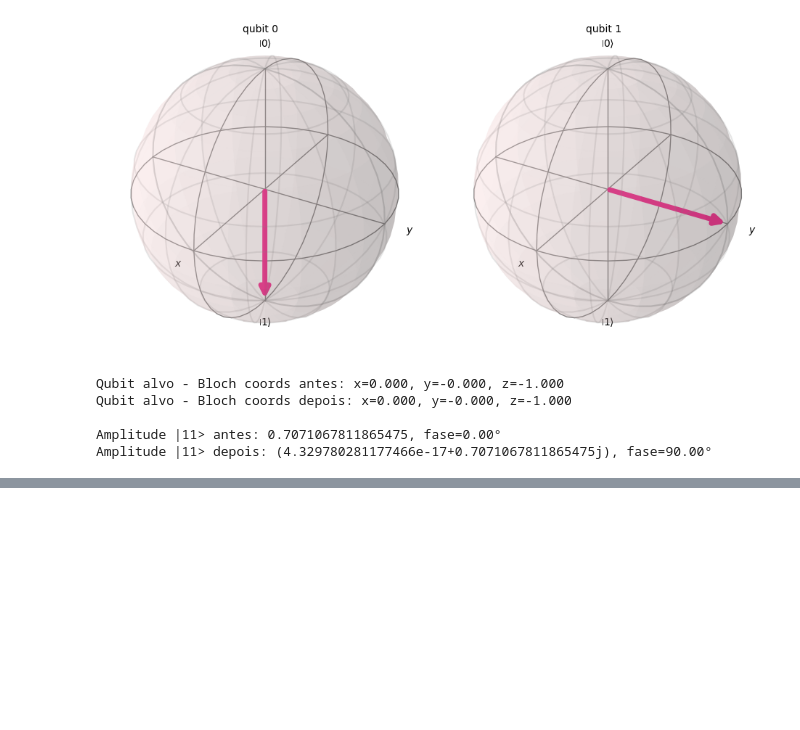
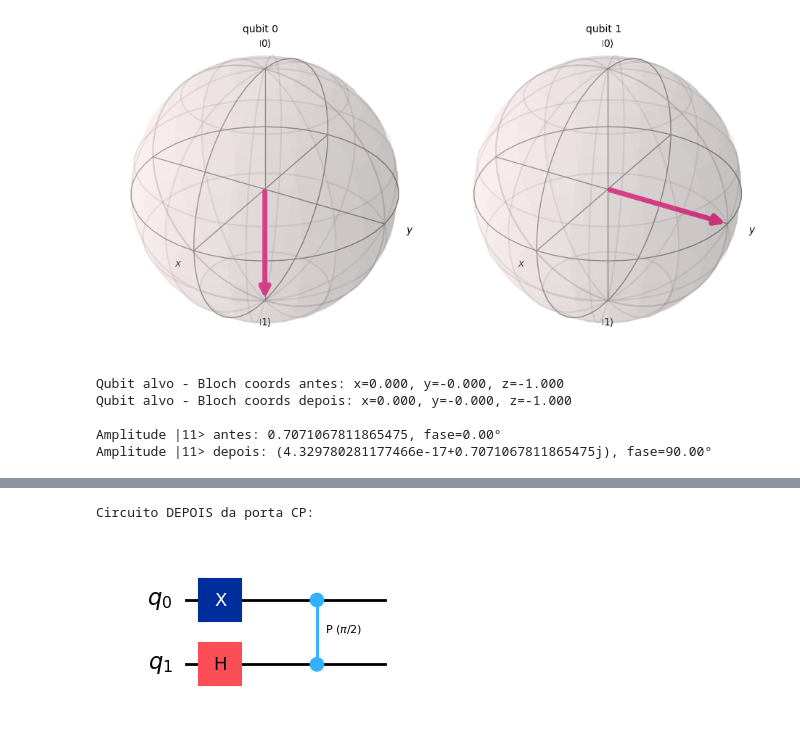
Before and after one commit to maxwellamaral/quantum, a Jupyter notebook: notebooks/00b-phases.ipynb, the cells around one changed output, grey strips where cells are left out. Drawn from its saved outputs; the diff is of its cells as text; code cells hidden in the pictures; blank space fills up the shorter version.

```diff
--- a/notebooks/00b-phases.ipynb
+++ b/notebooks/00b-phases.ipynb
@@ -479,0 +510,13 @@ Amplitude |11> depois: (4.329780281177466e-17+0.7071067811865475j), fase=90.00°
+# %%
+# Aplicar a porta CP (Controlled-Phase) com θ = π/2
+theta = np.pi / 2
+qc.cp(theta, 1, 0)  # Porta CP: controle=qubit1, alvo=qubit0
+
+print("Circuito DEPOIS da porta CP:")
+display(qc.draw('mpl'))
+
+# Obter o estado final
+estado_depois_qiskit = Statevector(qc)
+# %% [output]
+Circuito DEPOIS da porta CP:
+[figure, added]
```
Also changed, not shown: parts of 7 cells of this notebook.
